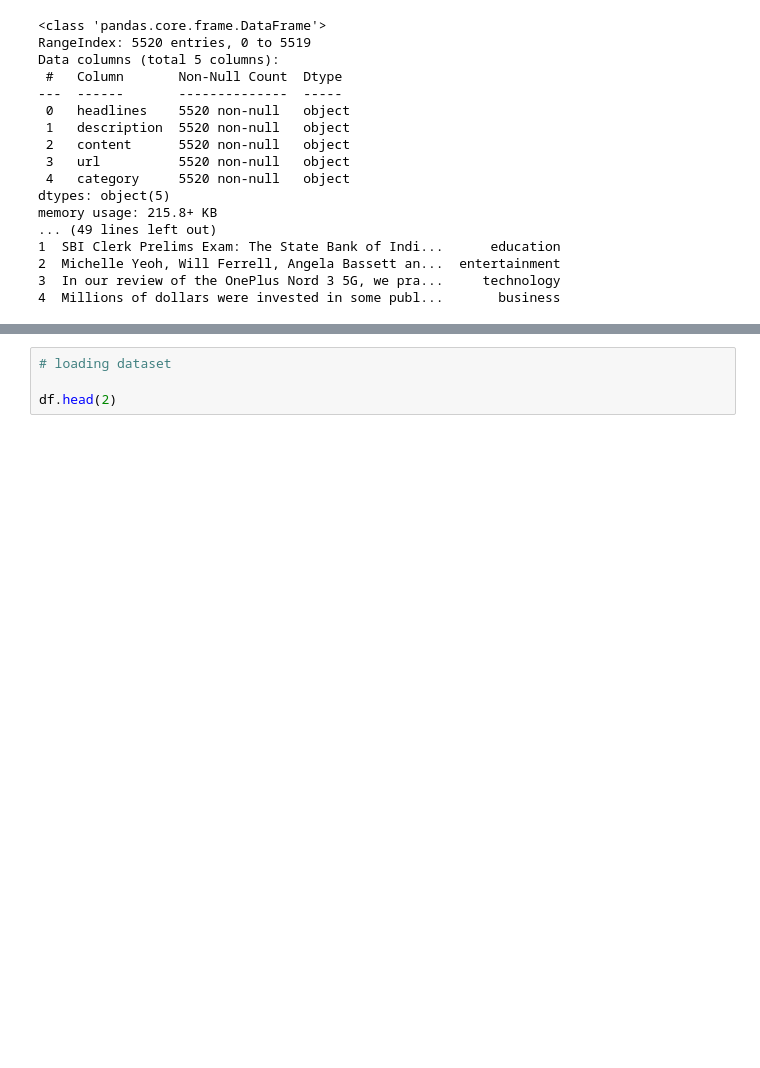
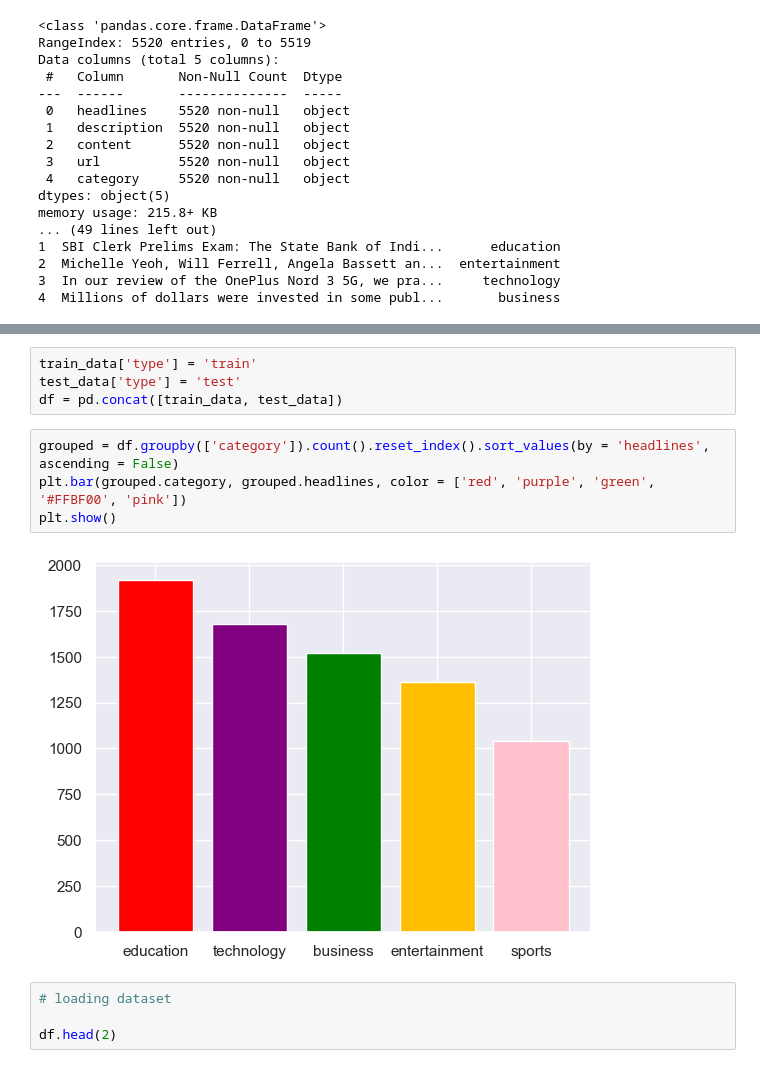
Before and after one commit to Nomathemba149/2401PTDS_Classification_Project-main, a Jupyter notebook: Classifucation Project Notebook.ipynb, the cells around one changed output, grey strips where cells are left out. Drawn from its saved outputs; the diff is of its cells as text; blank space fills up the shorter version.

Commit message:
Data

```diff
--- a/Classifucation Project Notebook.ipynb
+++ b/Classifucation Project Notebook.ipynb
@@ -155,3 +161,13 @@ memory usage: 215.8+ KB
+# %%
+train_data['type'] = 'train'
+test_data['type'] = 'test'
+df = pd.concat([train_data, test_data])
+# %%
+grouped = df.groupby(['category']).count().reset_index().sort_values(by = 'headlines', ascending = False)
+plt.bar(grouped.category, grouped.headlines, color = ['red', 'purple', 'green', '#FFBF00', 'pink'])
+plt.show()
+# %% [output]
+[figure, added]
 # %%
 # loading dataset
 
```
Also changed, not shown: parts of 1 cell of this notebook.
